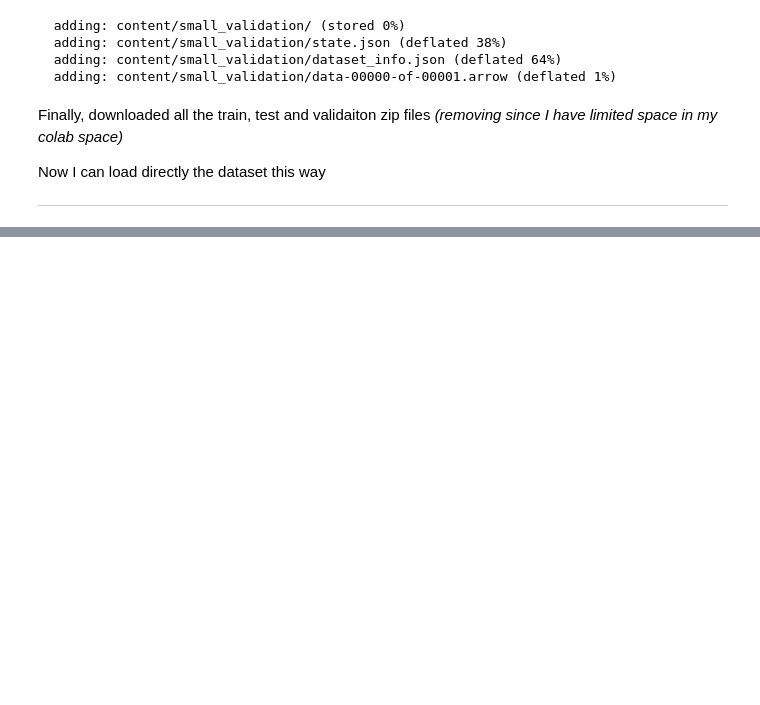
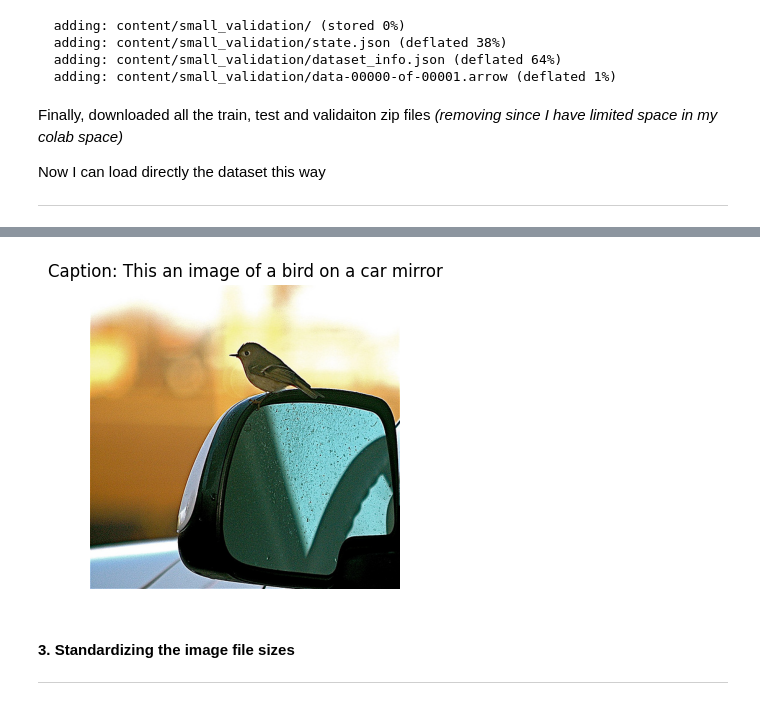
Before and after one commit to Firojpaudel/DALL-E_type_model_build, a Jupyter notebook: Build.ipynb, the cells around one changed output, grey strips where cells are left out. Drawn from its saved outputs; the diff is of its cells as text; code cells hidden in the pictures; blank space fills up the shorter version.

Commit message:
Next: Preprocessing the dataset locally..

```diff
--- a/Build.ipynb
+++ b/Build.ipynb
@@ -92,0 +99,9 @@ Now I can load directly the dataset this way
+# %%
+from datasets import load_from_disk
+
+ds_path = '/kaggle/input/huggingfacem4coco-10with-splits/small_train/content/small_train'
+
+## Loading
+ds = load_from_disk(ds_path)
+
+print(ds)
@@ -92,0 +136,20 @@ Now I can load directly the dataset this way
+# %%
+## Inspecting an image
+
+import matplotlib.pyplot as plt
+from PIL import Image
+
+
+sample_img= ds[0]['image']
+
+plt.figure(figsize=(4,4))
+plt.imshow(sample_img)
+plt.axis('off')
+plt.title(f"Caption: {ds[0]['sentences']['raw']}")
+plt.show()
+# %% [output]
+[figure, added]
+# %% [markdown]
+#### 3. Standardizing the image file sizes
+
+---
```
Also changed, not shown: parts of 11 cells of this notebook.
